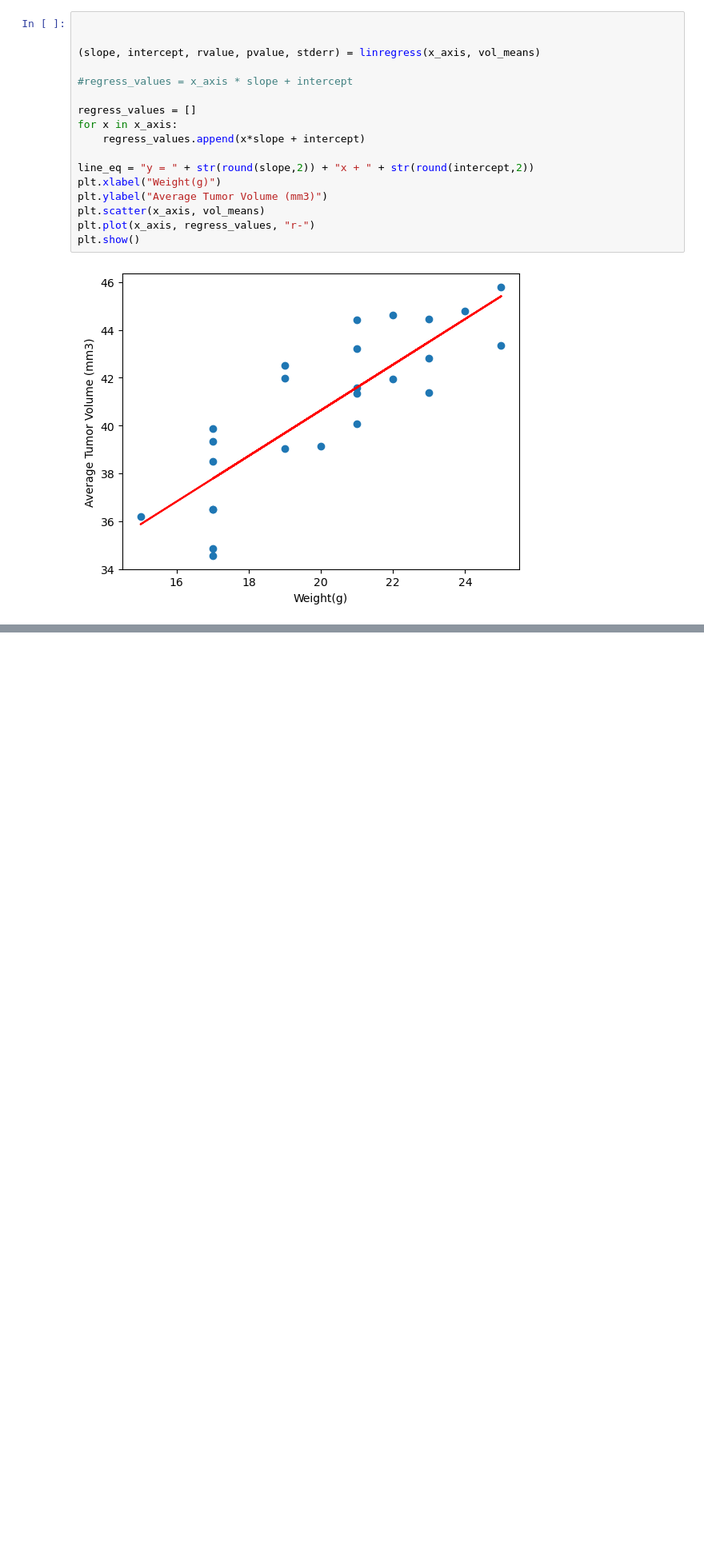
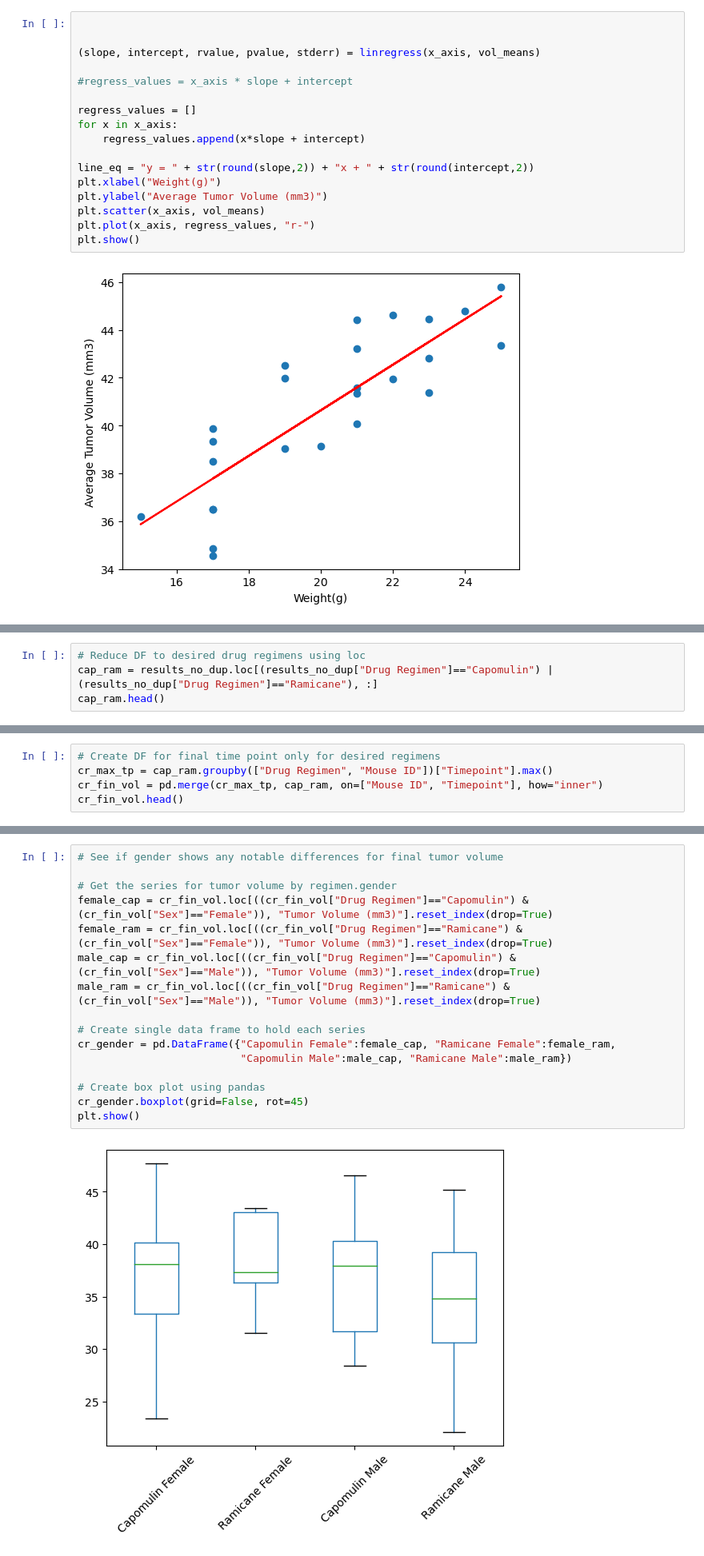
Before and after one commit to vt-bekah/research_study_analysis, a Jupyter notebook: pymaceuticals2.ipynb, the cells around one changed output, grey strips where cells are left out. Shown at 80% size. Saved outputs shown, nothing was run; the diff lists cells and outputs as text; blank space fills up the shorter version.

```diff
--- a/pymaceuticals2.ipynb
+++ b/pymaceuticals2.ipynb
@@ -312,0 +404,4 @@ plt.show()
+# %%
+# Reduce DF to desired drug regimens using loc
+cap_ram = results_no_dup.loc[(results_no_dup["Drug Regimen"]=="Capomulin") | (results_no_dup["Drug Regimen"]=="Ramicane"), :]
+cap_ram.head()
@@ -312,0 +415,5 @@ plt.show()
+# %%
+# Create DF for final time point only for desired regimens
+cr_max_tp = cap_ram.groupby(["Drug Regimen", "Mouse ID"])["Timepoint"].max()
+cr_fin_vol = pd.merge(cr_max_tp, cap_ram, on=["Mouse ID", "Timepoint"], how="inner")
+cr_fin_vol.head()
@@ -312,0 +427,18 @@ plt.show()
+# %%
+# See if gender shows any notable differences for final tumor volume
+
+# Get the series for tumor volume by regimen.gender
+female_cap = cr_fin_vol.loc[((cr_fin_vol["Drug Regimen"]=="Capomulin") & (cr_fin_vol["Sex"]=="Female")), "Tumor Volume (mm3)"].reset_index(drop=True)
+female_ram = cr_fin_vol.loc[((cr_fin_vol["Drug Regimen"]=="Ramicane") & (cr_fin_vol["Sex"]=="Female")), "Tumor Volume (mm3)"].reset_index(drop=True)
+male_cap = cr_fin_vol.loc[((cr_fin_vol["Drug Regimen"]=="Capomulin") & (cr_fin_vol["Sex"]=="Male")), "Tumor Volume (mm3)"].reset_index(drop=True)
+male_ram = cr_fin_vol.loc[((cr_fin_vol["Drug Regimen"]=="Ramicane") & (cr_fin_vol["Sex"]=="Male")), "Tumor Volume (mm3)"].reset_index(drop=True)
+
+# Create single data frame to hold each series
+cr_gender = pd.DataFrame({"Capomulin Female":female_cap, "Ramicane Female":female_ram,
+                          "Capomulin Male":male_cap, "Ramicane Male":male_ram})
+
+# Create box plot using pandas
+cr_gender.boxplot(grid=False, rot=45)
+plt.show()
+# %% [output]
+[figure, added]
```
Also changed, not shown: parts of 8 cells of this notebook, 2 other files.
